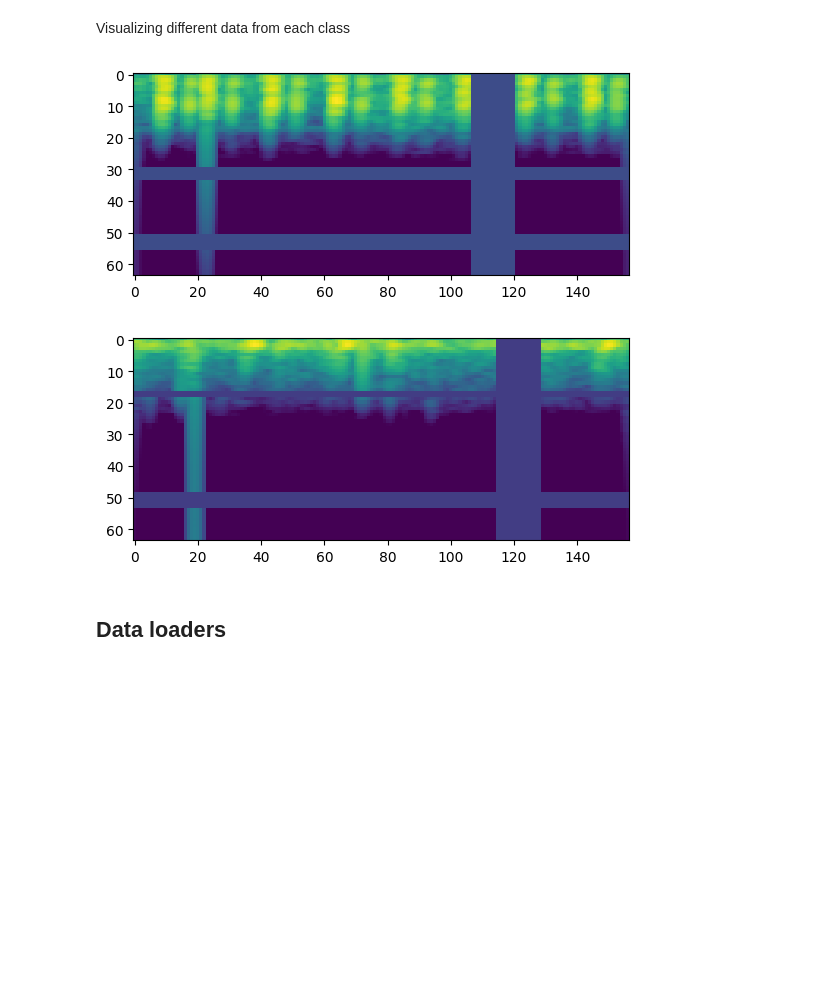
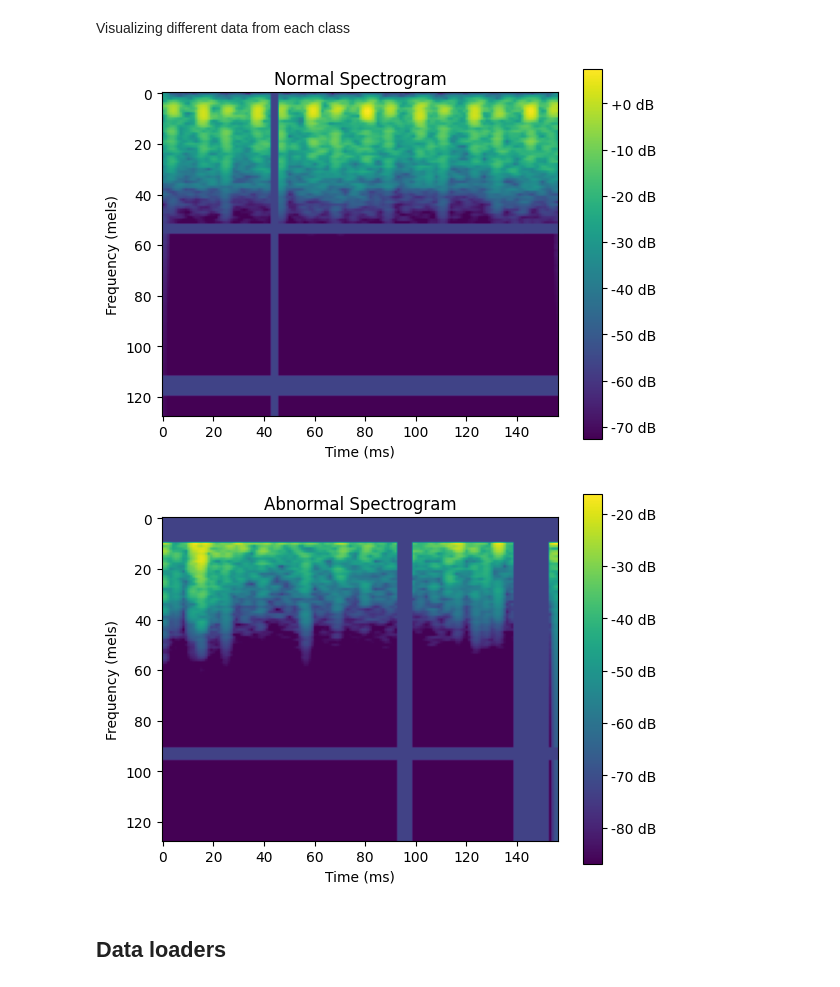
Before and after one commit to iTzAymen/PCG_Classification, a Jupyter notebook: main_preprocessed.ipynb, the cells around one changed output. Drawn from its saved outputs; the diff is of its cells as text; code cells hidden in the pictures; blank space fills up the shorter version.

Commit message:
added Preprocessed + Windowed

```diff
--- a/main_preprocessed.ipynb
+++ b/main_preprocessed.ipynb
@@ -70,9 +70,9 @@ torch.cuda.manual_seed(SEED)
 # %% [markdown]
 ## Importing dataset
 # %%
-train_df = pd.read_csv('Dataset/PhysioNetPreprocessed/train/REFERENCES.csv')
-val_df = pd.read_csv('Dataset/PhysioNetPreprocessed/validation/REFERENCES.csv')
-test_df = pd.read_csv('Dataset/PhysioNetPreprocessed/test/REFERENCES.csv')
+train_df = pd.read_csv('Dataset/PhysioNetPreprocessedWindowed/train/REFERENCES.csv')
+val_df = pd.read_csv('Dataset/PhysioNetPreprocessedWindowed/validation/REFERENCES.csv')
+test_df = pd.read_csv('Dataset/PhysioNetPreprocessedWindowed/test/REFERENCES.csv')
 # %% [markdown]
 ## Sound Dataset class
 A custom dataset used to get new randomly preprocessed audio signals
@@ -105,24 +105,32 @@ test_ds = SoundDS(test_df)
 # %% [markdown]
 Visualizing different data from each class
 # %%
-stop = [False, False]
+stop = [3, 3]
 for data, classid in val_ds:
-    if(classid == 0):
+    if(classid == 0 and stop[0] > 0):
         normal_data = data
-        stop[0] = True
-    if(classid == 1):
+        stop[0] -= 1
+    if(classid == 1 and stop[1] > 0):
         abnormal_data = data
-        stop[1] = True
-    if(stop == [True, True]):
+        stop[1] -= 1
+    if(stop == [0, 0]):
         break
 
 plt.imshow(normal_data[0].cpu())
+plt.title('Normal Spectrogram')
+plt.ylabel('Frequency (mels)')
+plt.xlabel('Time (ms)')
+plt.colorbar(format='%+2.0f dB')
 plt.show()
 plt.imshow(abnormal_data[0].cpu())
+plt.title('Abnormal Spectrogram')
+plt.ylabel('Frequency (mels)')
+plt.xlabel('Time (ms)')
+plt.colorbar(format='%+2.0f dB')
 plt.show()
 # %% [output]
-[figure, old version]
+[figure, new version]
-[figure, old version]
+[figure, new version]
 # %% [markdown]
 ## Data loaders
 # %% [markdown]
```
Also changed, not shown: parts of 18 cells of this notebook, 5 other files.
